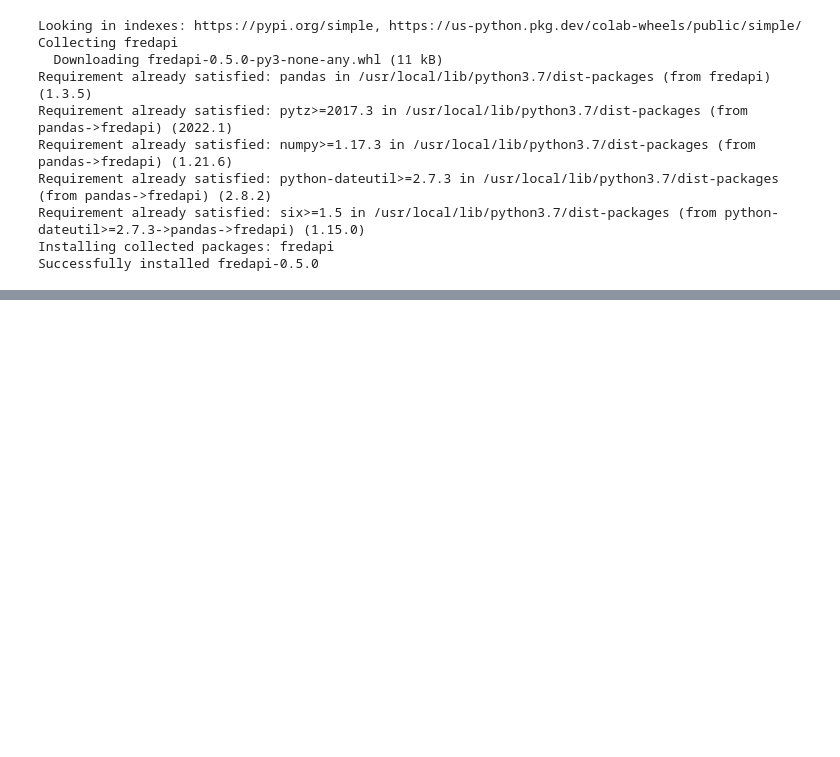
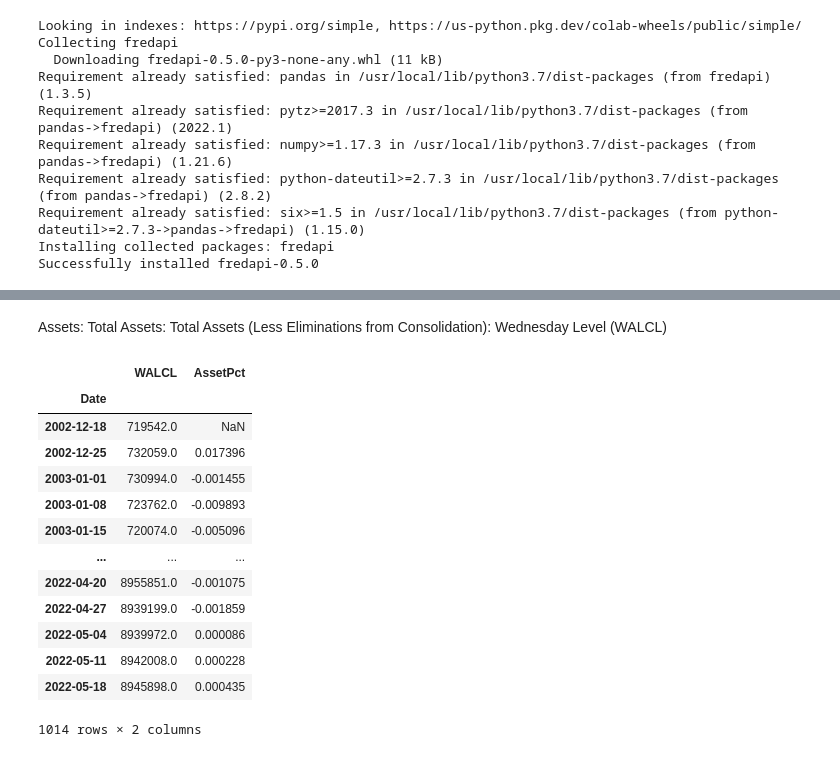
Before and after one commit to Gavinlai01/FINA5270-IndividualReport, a Jupyter notebook: Individual Report.ipynb, the cells around one changed output, grey strips where cells are left out. Cells and saved outputs as stored; diff of their text form; code cells hidden in the pictures; blank space fills up the shorter version.

```diff
--- a/Individual Report.ipynb
+++ b/Individual Report.ipynb
@@ -64,0 +71,21 @@ CPIAUCSL
+# %% [markdown]
+Assets: Total Assets: Total Assets (Less Eliminations from Consolidation): Wednesday Level (WALCL)
+# %%
+WALCL = Get_Data('WALCL')
+WALCL['AssetPct'] = WALCL['WALCL'].pct_change()
+WALCL
+# %% [output]
+|  | WALCL | AssetPct |
+| Date |  |  |
+| 2002-12-18 | 719542.0 | NaN |
+| 2002-12-25 | 732059.0 | 0.017396 |
+| 2003-01-01 | 730994.0 | -0.001455 |
+| 2003-01-08 | 723762.0 | -0.009893 |
+| 2003-01-15 | 720074.0 | -0.005096 |
+| ... | ... | ... |
+| 2022-04-20 | 8955851.0 | -0.001075 |
+| 2022-04-27 | 8939199.0 | -0.001859 |
+| 2022-05-04 | 8939972.0 | 0.000086 |
+| 2022-05-11 | 8942008.0 | 0.000228 |
+| 2022-05-18 | 8945898.0 | 0.000435 |
+1014 rows × 2 columns
```
Also changed, not shown: parts of 11 cells of this notebook.
